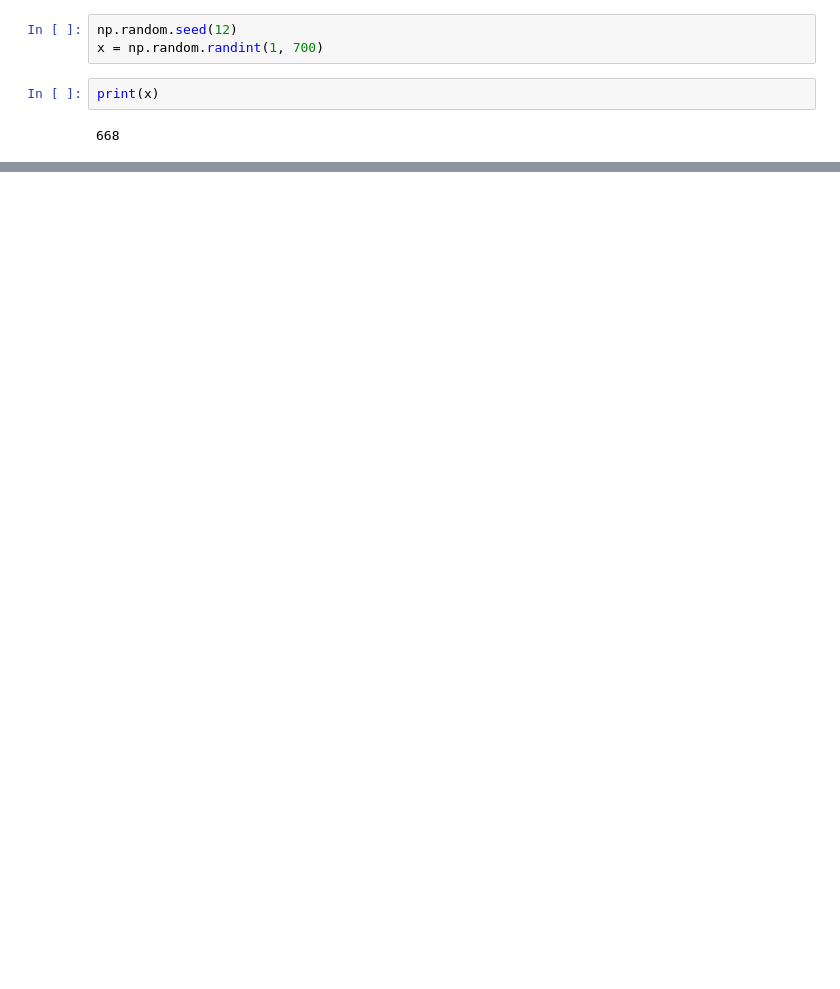
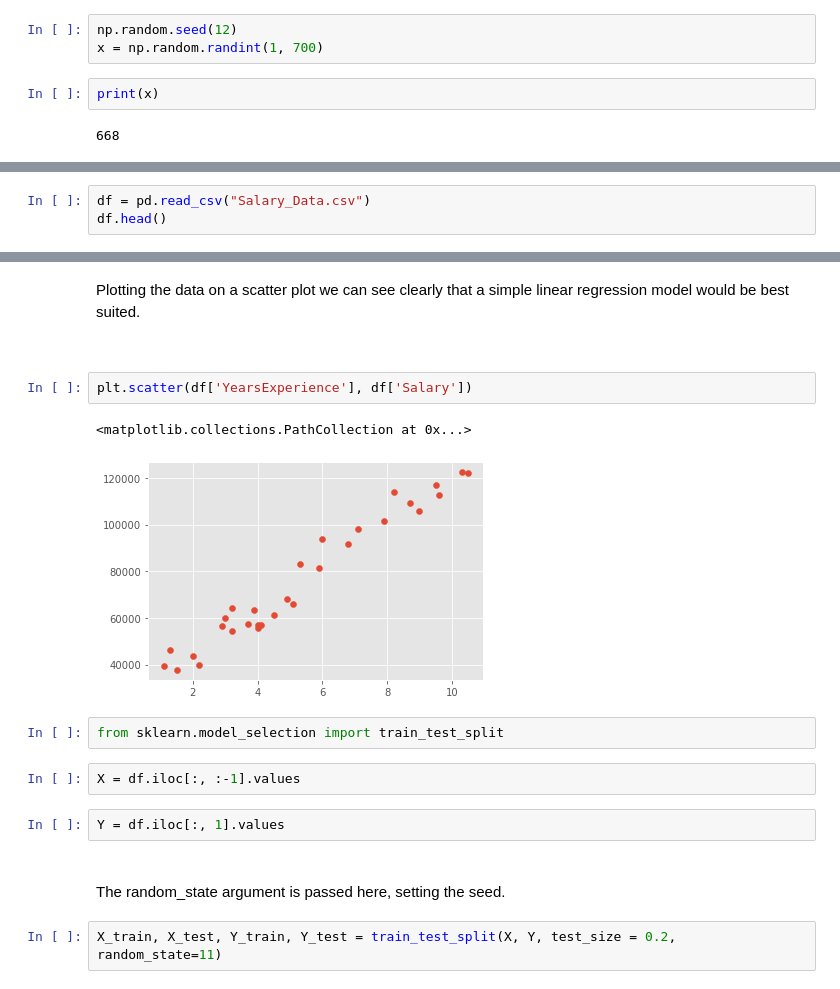
Before and after one commit to colm-o-caoimh/NumpyRandom, a Jupyter notebook: Assignment2020.ipynb, the cells around one changed output, grey strips where cells are left out. Drawn from its saved outputs; the diff is of its cells as text; blank space fills up the shorter version.

Commit message:
Seed section complete

```diff
--- a/Assignment2020.ipynb
+++ b/Assignment2020.ipynb
@@ -493,0 +534,3 @@ print(x)
+# %%
+df = pd.read_csv("Salary_Data.csv")
+df.head()
@@ -493,0 +544,21 @@ print(x)
+# %% [markdown]
+Plotting the data on a scatter plot we can see clearly that a simple linear regression model would be best suited.
+
+<br>
+# %%
+plt.scatter(df['YearsExperience'], df['Salary'])
+# %% [output]
+<matplotlib.collections.PathCollection at 0x...>
+[figure, added]
+# %%
+from sklearn.model_selection import train_test_split
+# %%
+X = df.iloc[:, :-1].values
+# %%
+Y = df.iloc[:, 1].values
+# %% [markdown]
+<br>
+
+The random_state argument is passed here, setting the seed.
+# %%
+X_train, X_test, Y_train, Y_test = train_test_split(X, Y, test_size = 0.2, random_state=11)
```
Also changed, not shown: parts of 59 cells of this notebook, 1 other file.
